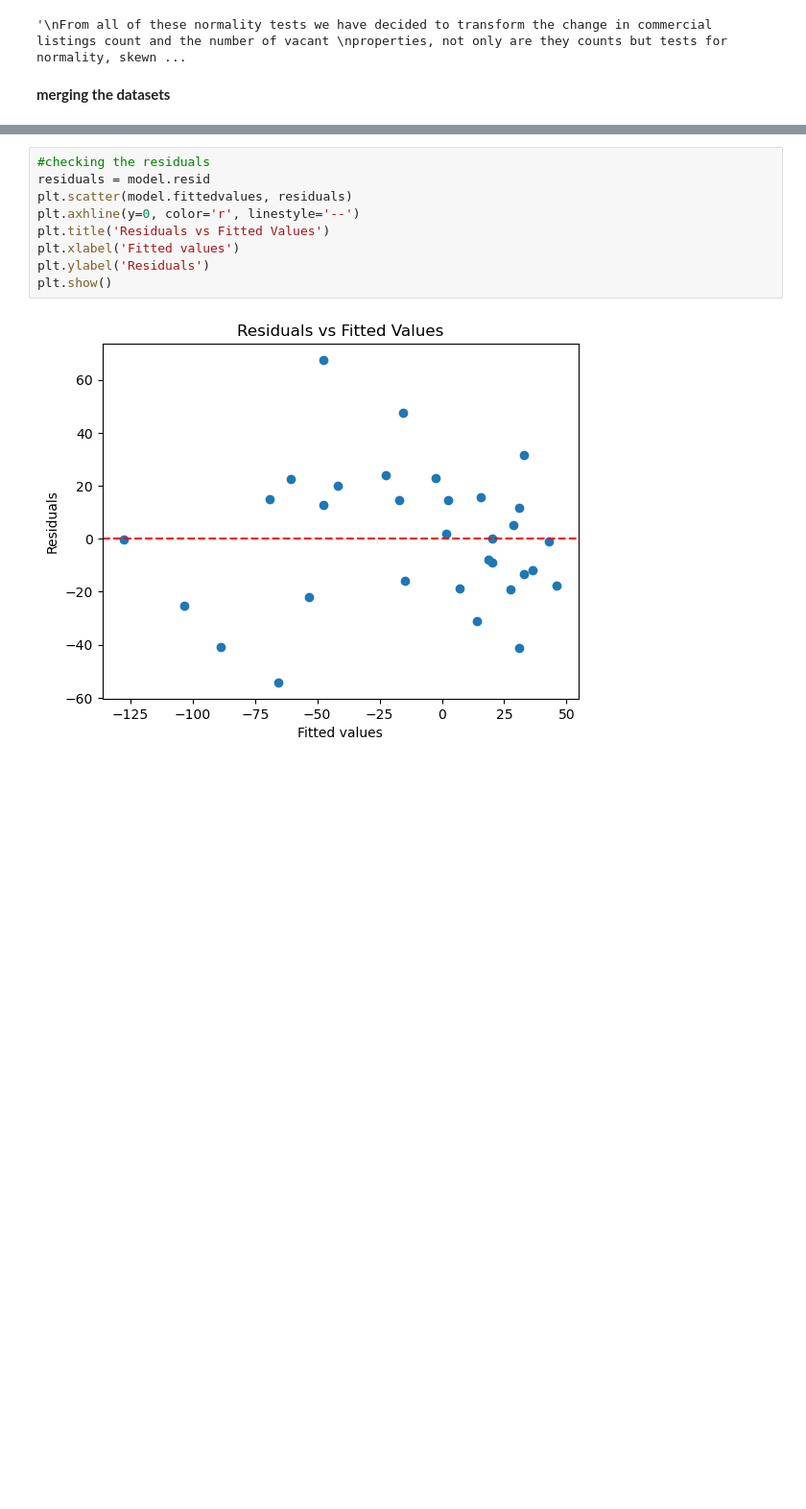
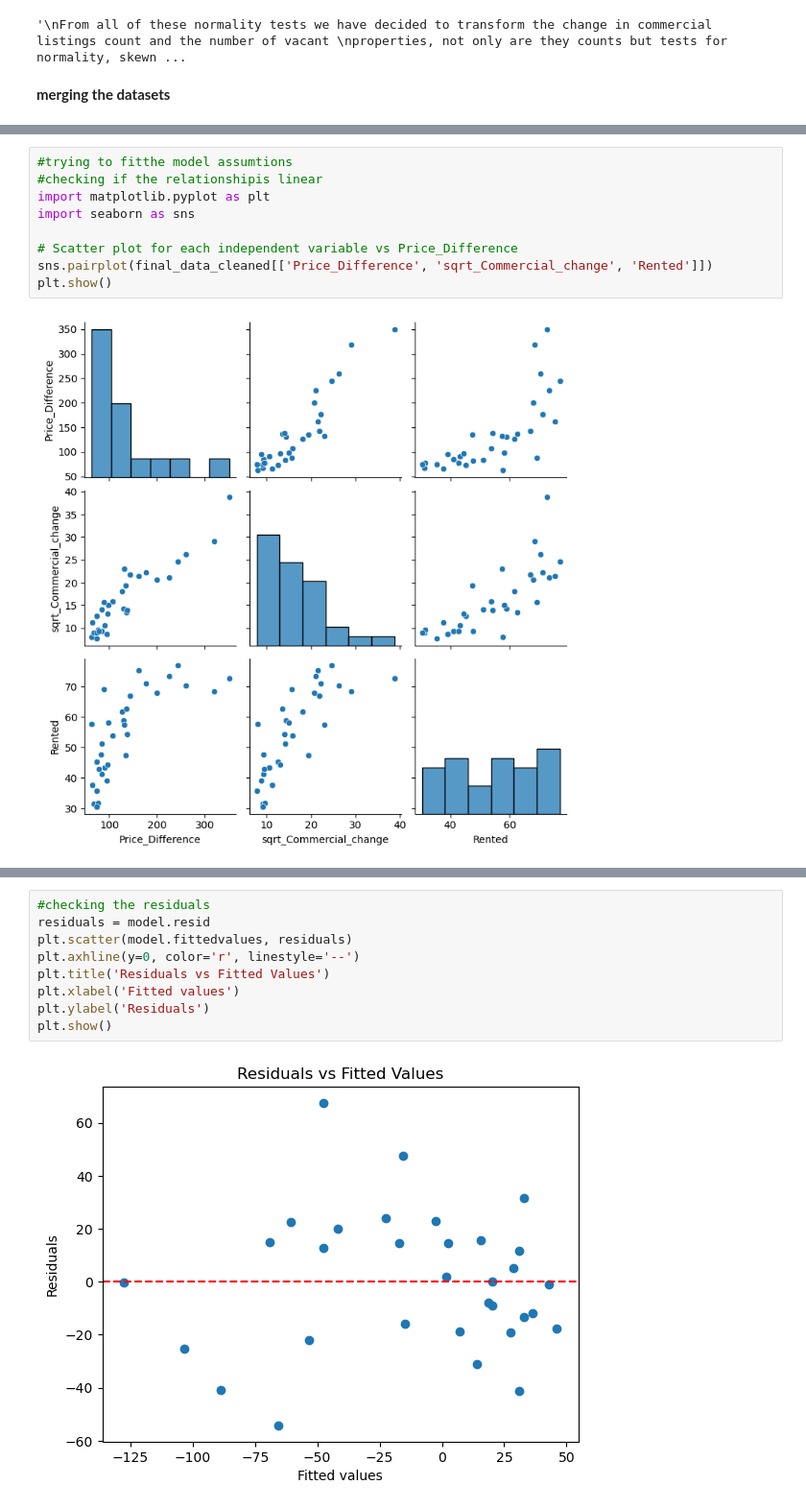
Before and after one commit to a-saveleva/FSDS_Slap, a Jupyter notebook: Regression.ipynb, the cells around one changed output, grey strips where cells are left out. Shown at 96% size. Cells and saved outputs as stored; diff of their text form; blank space fills up the shorter version.

```diff
--- a/Regression.ipynb
+++ b/Regression.ipynb
@@ -1025,0 +1128,11 @@ strong multicollinearity or other numerical problems.
+# %%
+#trying to fitthe model assumtions
+#checking if the relationshipis linear
+import matplotlib.pyplot as plt
+import seaborn as sns
+
+# Scatter plot for each independent variable vs Price_Difference
+sns.pairplot(final_data_cleaned[['Price_Difference', 'sqrt_Commercial_change', 'Rented']])
+plt.show()
+# %% [output]
+[figure, added]
```
Also changed, not shown: parts of 12 cells of this notebook.
